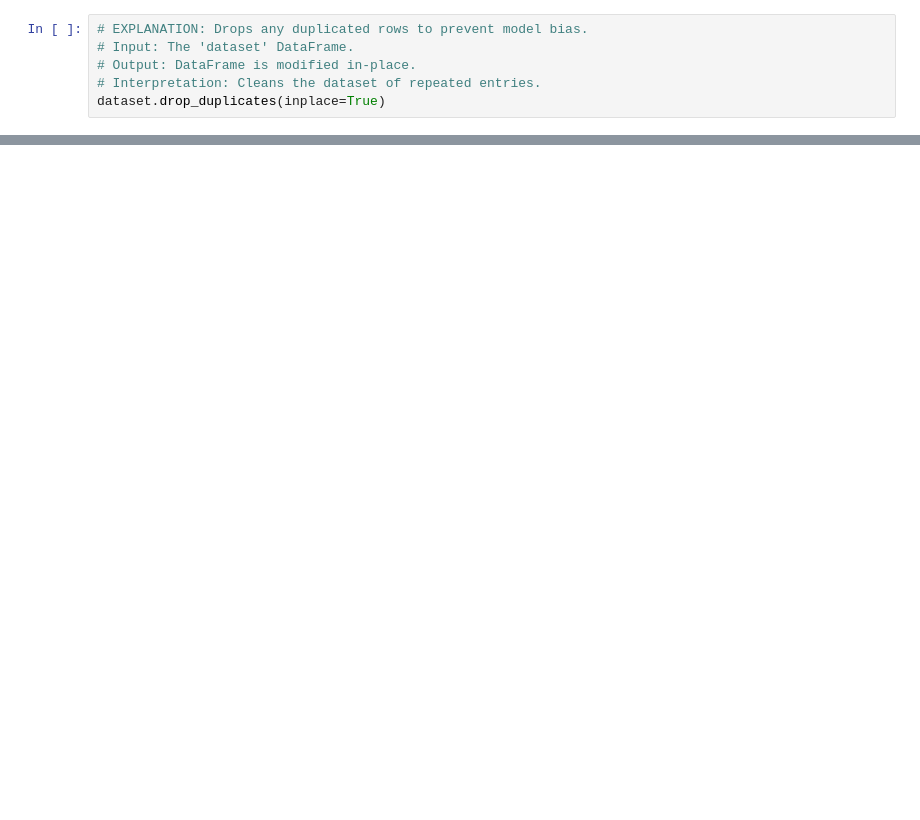
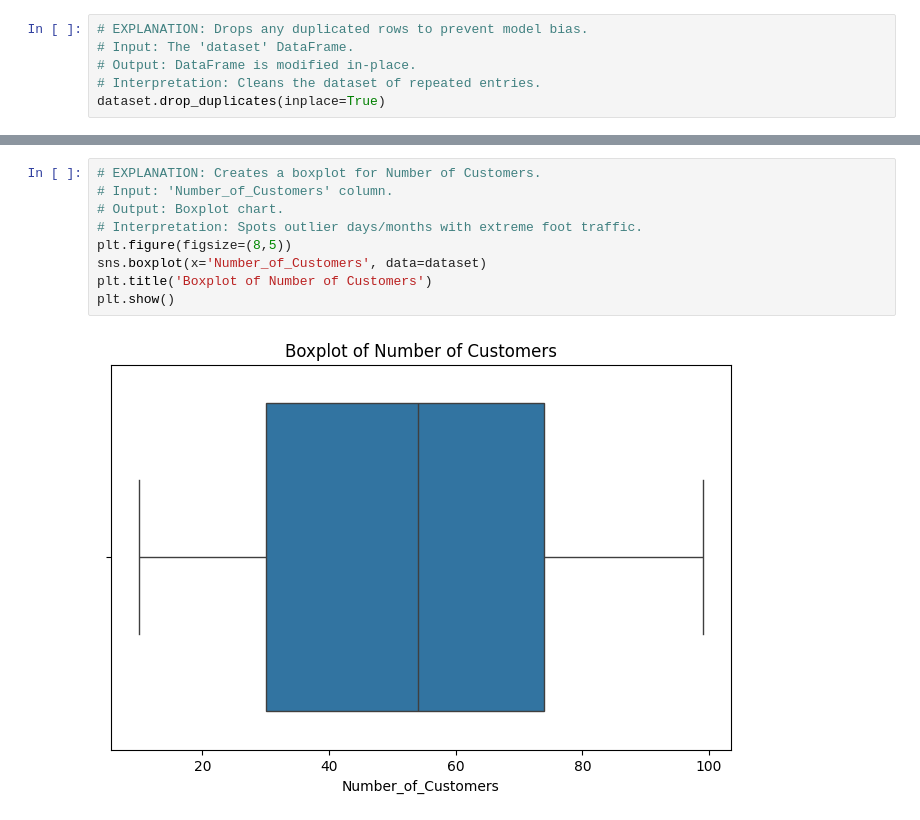
Before and after one commit to malik09-teach/ML-BASICS-PROJECTS-, a Jupyter notebook: monthly budget prediction/monthly_revenue.ipynb, the cells around one changed output, grey strips where cells are left out. Saved outputs shown, nothing was run; the diff lists cells and outputs as text; blank space fills up the shorter version.

Commit message:
project complete monthly budget prediction

```diff
--- a/monthly budget prediction/monthly_revenue.ipynb
+++ b/monthly budget prediction/monthly_revenue.ipynb
@@ -220,0 +414,11 @@ plt.show()
+# %%
+# EXPLANATION: Creates a boxplot for Number of Customers.
+# Input: 'Number_of_Customers' column.
+# Output: Boxplot chart.
+# Interpretation: Spots outlier days/months with extreme foot traffic.
+plt.figure(figsize=(8,5))
+sns.boxplot(x='Number_of_Customers', data=dataset)
+plt.title('Boxplot of Number of Customers')
+plt.show()
+# %% [output]
+[figure, added]
```
Also changed, not shown: parts of 61 cells of this notebook.
